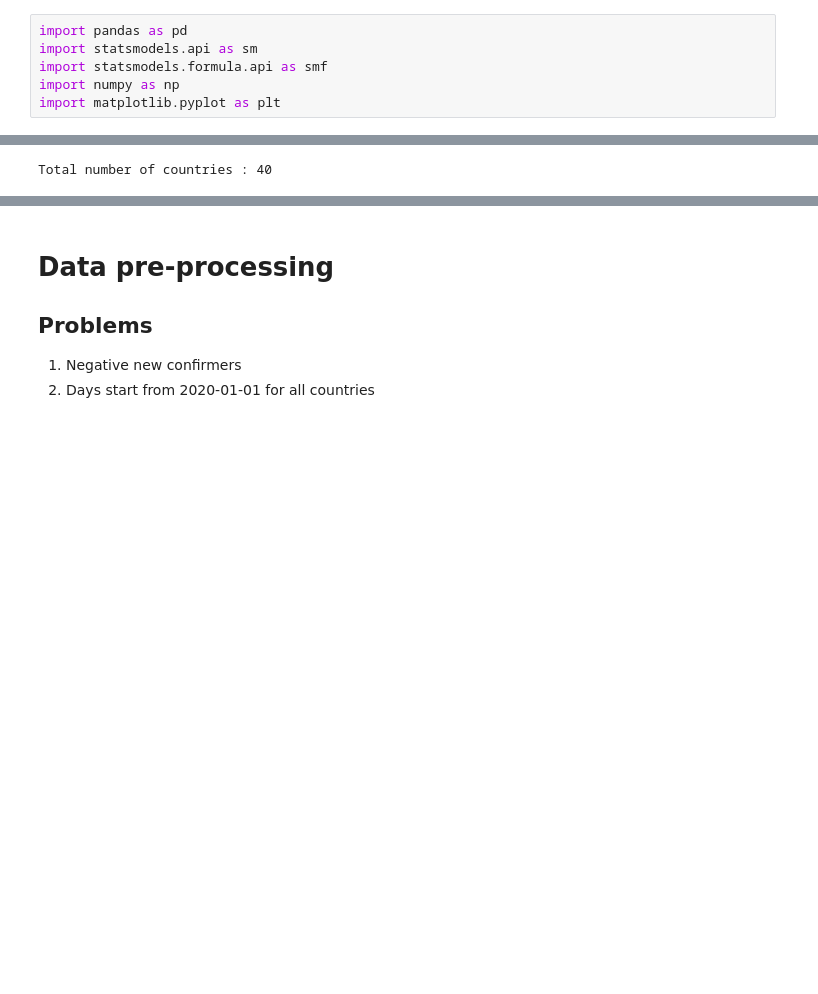
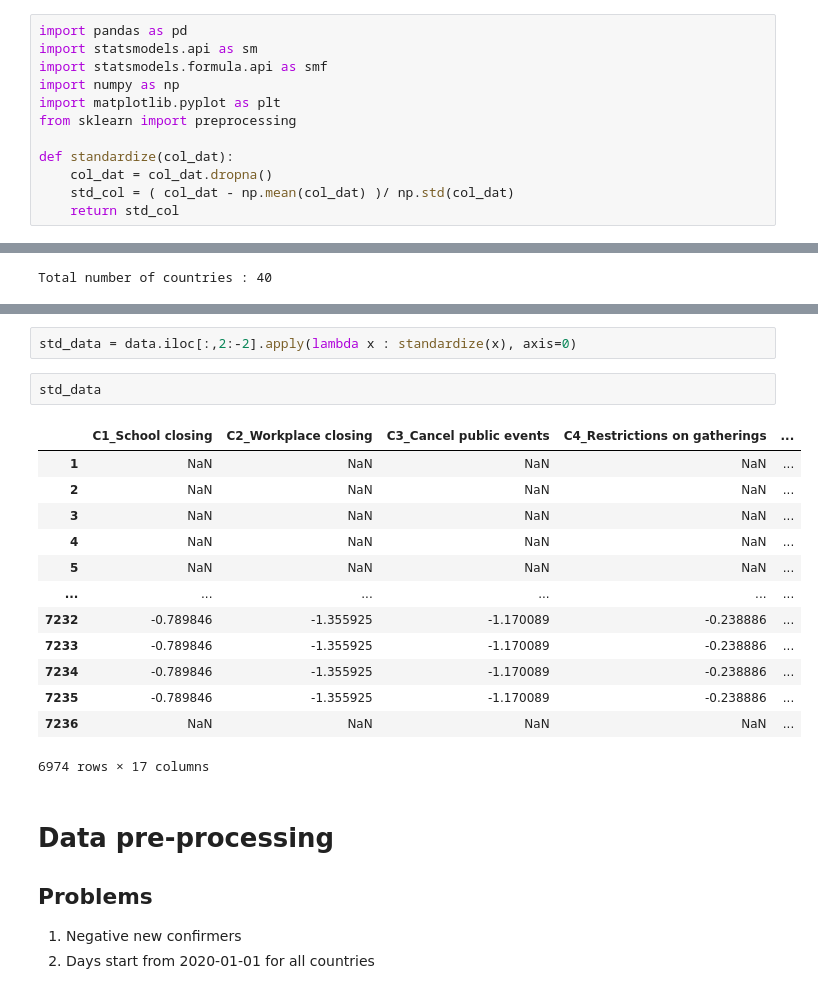
Before and after one commit to GooTec/covid_19, a Jupyter notebook: GEE/GEE.ipynb, the cells around one changed output, grey strips where cells are left out. Cells and saved outputs as stored; diff of their text form; blank space fills up the shorter version.

```diff
--- a/GEE/GEE.ipynb
+++ b/GEE/GEE.ipynb
@@ -4,6 +4,12 @@ import statsmodels.api as sm
 import statsmodels.formula.api as smf
 import numpy as np
 import matplotlib.pyplot as plt
+from sklearn import preprocessing
+
+def standardize(col_dat):
+    col_dat = col_dat.dropna()
+    std_col = ( col_dat - np.mean(col_dat) )/ np.std(col_dat)
+    return std_col
 # %%
 data = pd.read_csv('/data/member/twgoo/COVID-19/trajectory_analysis/oxford_globa.csv', index_col=0)
 # %%
@@ -23,6 +29,24 @@ data.describe()
 | 50% | 91.000000 | 1.000000 | 0.750000 | 1.000000 | 0.800000 | ... |
 | 75% | 136.000000 | 1.000000 | 0.750000 | 1.000000 | 1.000000 | ... |
 | max | 181.000000 | 1.000000 | 1.000000 | 1.000000 | 1.000000 | ... |
+# %%
+std_data = data.iloc[:,2:-2].apply(lambda x : standardize(x), axis=0)
+# %%
+std_data
+# %% [output]
+|  | C1_School closing | C2_Workplace closing | C3_Cancel public events | C4_Restrictions on gatherings | ... |
+| 1 | NaN | NaN | NaN | NaN | ... |
+| 2 | NaN | NaN | NaN | NaN | ... |
+| 3 | NaN | NaN | NaN | NaN | ... |
+| 4 | NaN | NaN | NaN | NaN | ... |
+| 5 | NaN | NaN | NaN | NaN | ... |
+| ... | ... | ... | ... | ... | ... |
+| 7232 | -0.789846 | -1.355925 | -1.170089 | -0.238886 | ... |
+| 7233 | -0.789846 | -1.355925 | -1.170089 | -0.238886 | ... |
+| 7234 | -0.789846 | -1.355925 | -1.170089 | -0.238886 | ... |
+| 7235 | -0.789846 | -1.355925 | -1.170089 | -0.238886 | ... |
+| 7236 | NaN | NaN | NaN | NaN | ... |
+6974 rows × 17 columns
 # %% [markdown]
 # Data pre-processing
 ## Problems
```
Also changed, not shown: parts of 15 cells of this notebook, 2 other files.
